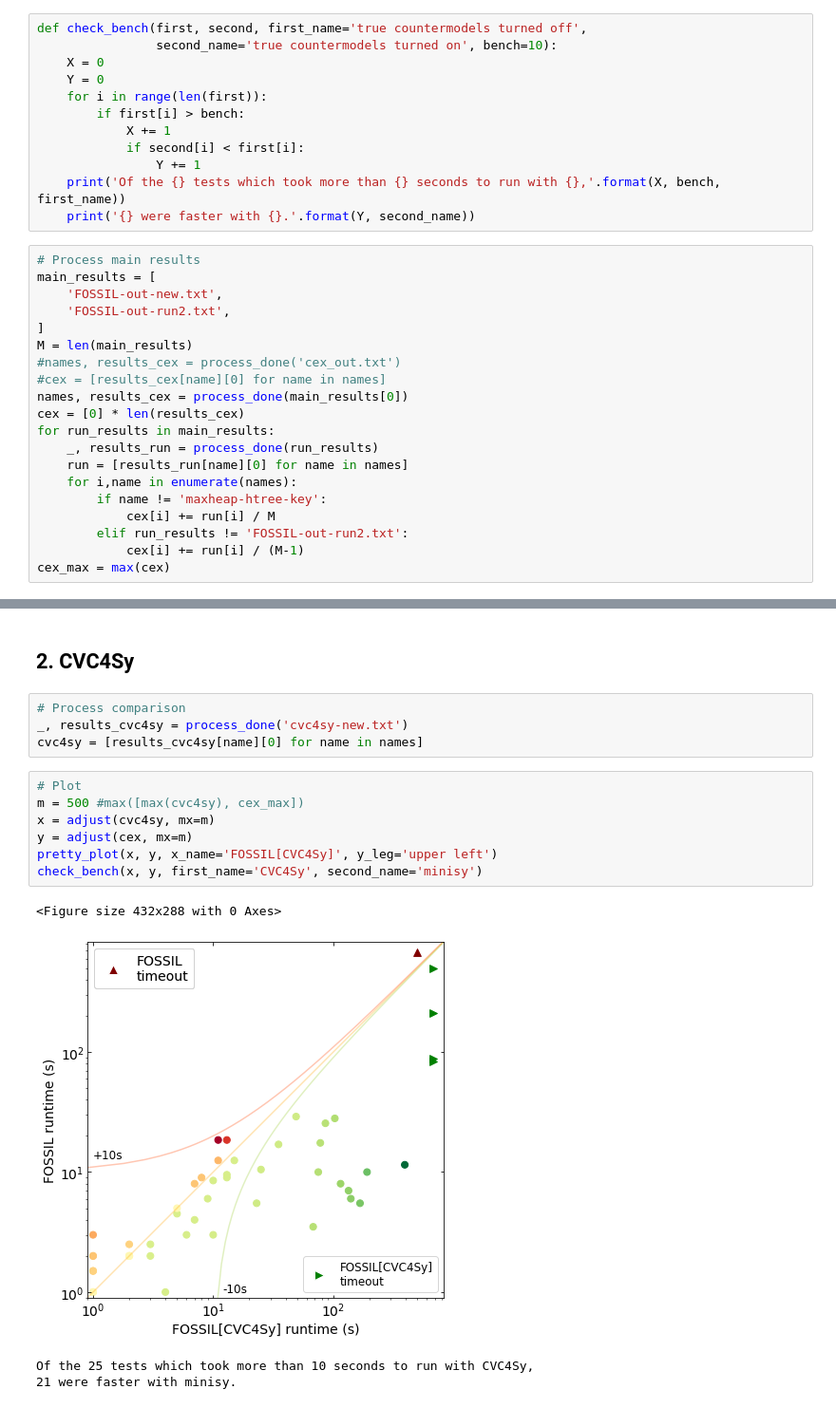
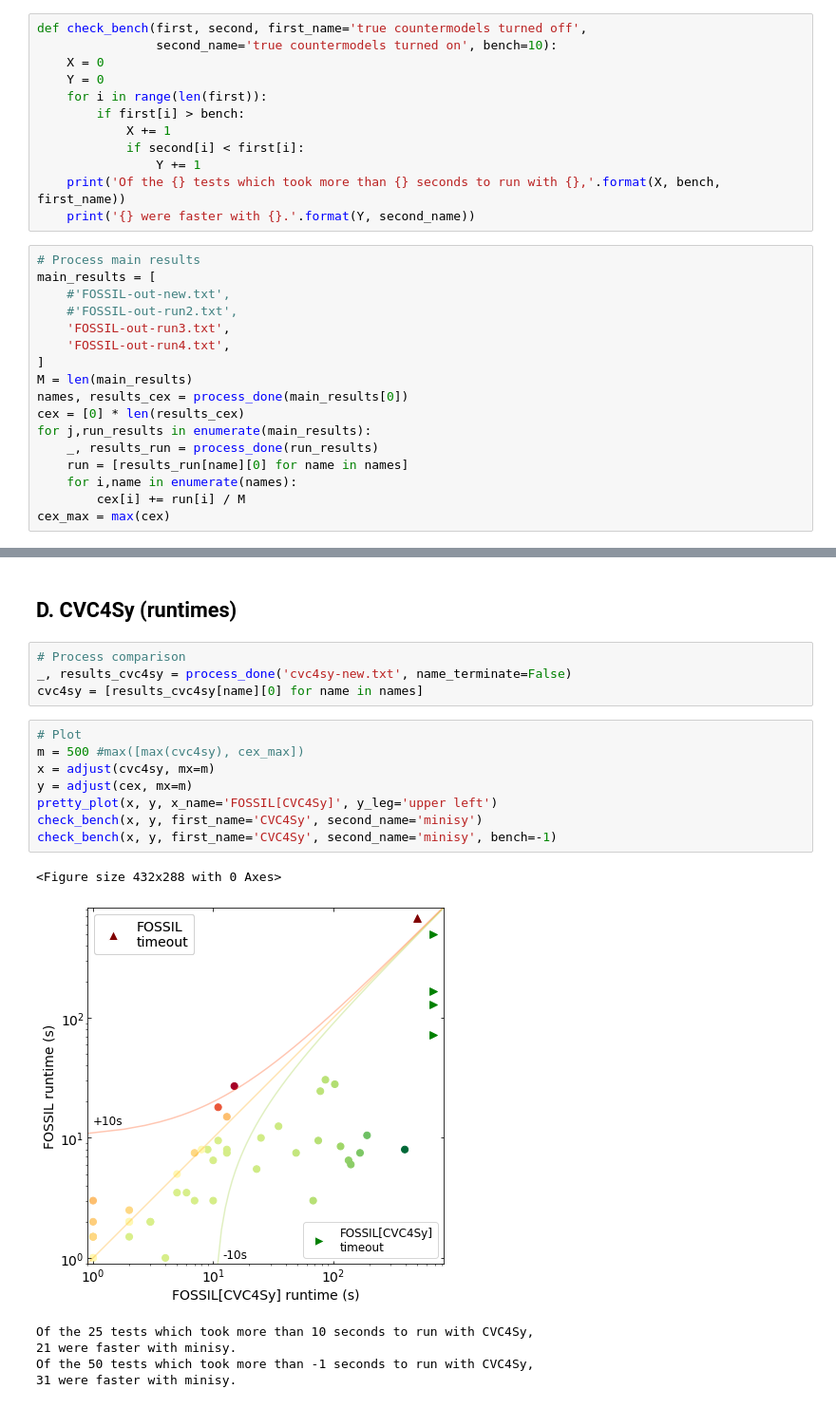
Before and after one commit to muraliadithya/FOSSIL, a Jupyter notebook: plotting/plotter.ipynb, the cells around one changed output, grey strips where cells are left out. Shown at 95% size. Drawn from its saved outputs; the diff is of its cells as text.

Commit message:
updated plots and tables

```diff
--- a/plotting/plotter.ipynb
+++ b/plotting/plotter.ipynb
@@ -15,20 +18,17 @@ def check_bench(first, second, first_name='true countermodels turned off',
 # %%
 # Process main results
 main_results = [
-    'FOSSIL-out-new.txt',
-    'FOSSIL-out-run2.txt',
+    #'FOSSIL-out-new.txt',
+    #'FOSSIL-out-run2.txt',
+    'FOSSIL-out-run3.txt',
+    'FOSSIL-out-run4.txt',
 ]
 M = len(main_results)
-#names, results_cex = process_done('cex_out.txt')
-#cex = [results_cex[name][0] for name in names]
 names, results_cex = process_done(main_results[0])
 cex = [0] * len(results_cex)
-for run_results in main_results:
+for j,run_results in enumerate(main_results):
     _, results_run = process_done(run_results)
     run = [results_run[name][0] for name in names]
     for i,name in enumerate(names):
-        if name != 'maxheap-htree-key':
-            cex[i] += run[i] / M
-        elif run_results != 'FOSSIL-out-run2.txt':
-            cex[i] += run[i] / (M-1)
+        cex[i] += run[i] / M
 cex_max = max(cex)
@@ -133,18 +193,21 @@ print(sum(np.array(z)==0))
 # %% [markdown]
-## 2. CVC4Sy
+## D. CVC4Sy (runtimes)
 # %%
 # Process comparison
-_, results_cvc4sy = process_done('cvc4sy-new.txt')
+_, results_cvc4sy = process_done('cvc4sy-new.txt', name_terminate=False)
 cvc4sy = [results_cvc4sy[name][0] for name in names]
 # %%
 # Plot
 m = 500 #max([max(cvc4sy), cex_max])
 x = adjust(cvc4sy, mx=m)
 y = adjust(cex, mx=m)
 pretty_plot(x, y, x_name='FOSSIL[CVC4Sy]', y_leg='upper left')
 check_bench(x, y, first_name='CVC4Sy', second_name='minisy')
+check_bench(x, y, first_name='CVC4Sy', second_name='minisy', bench=-1)
 # %% [output]
 <Figure size 432x288 with 0 Axes>
-[figure, old version]
+[figure, new version]
 Of the 25 tests which took more than 10 seconds to run with CVC4Sy,
 21 were faster with minisy.
+Of the 50 tests which took more than -1 seconds to run with CVC4Sy,
+31 were faster with minisy.
```
Also changed, not shown: parts of 18 cells of this notebook, 21 other files.
